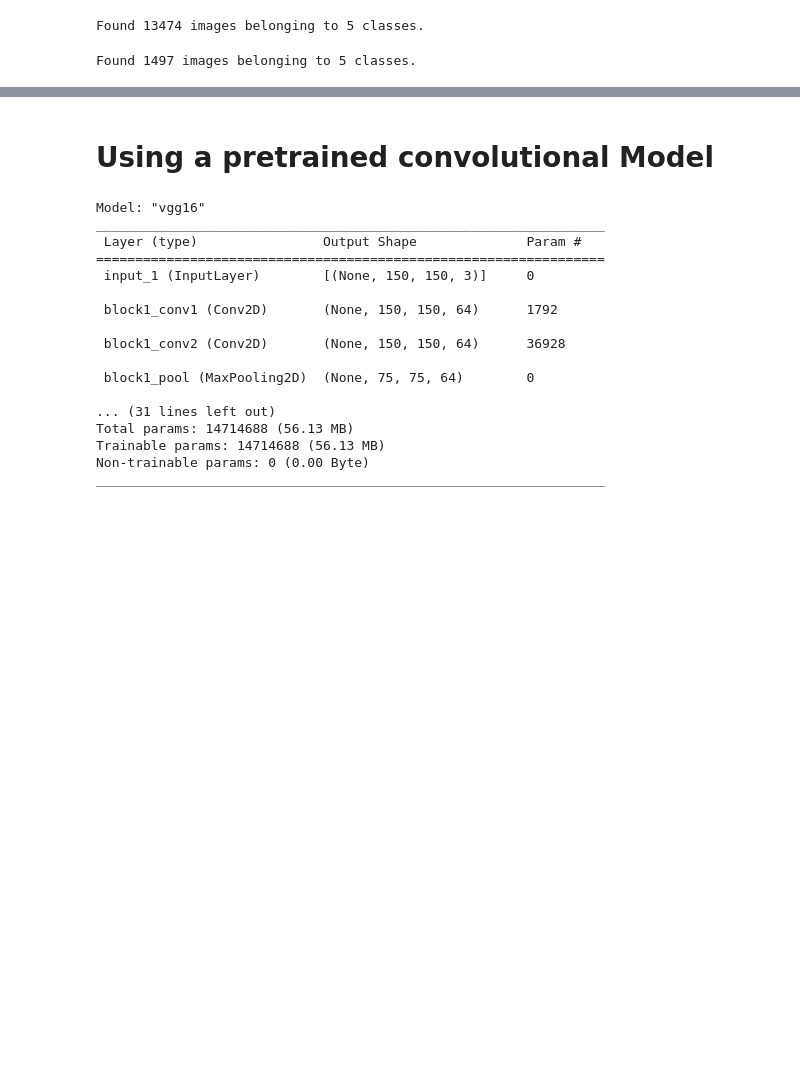
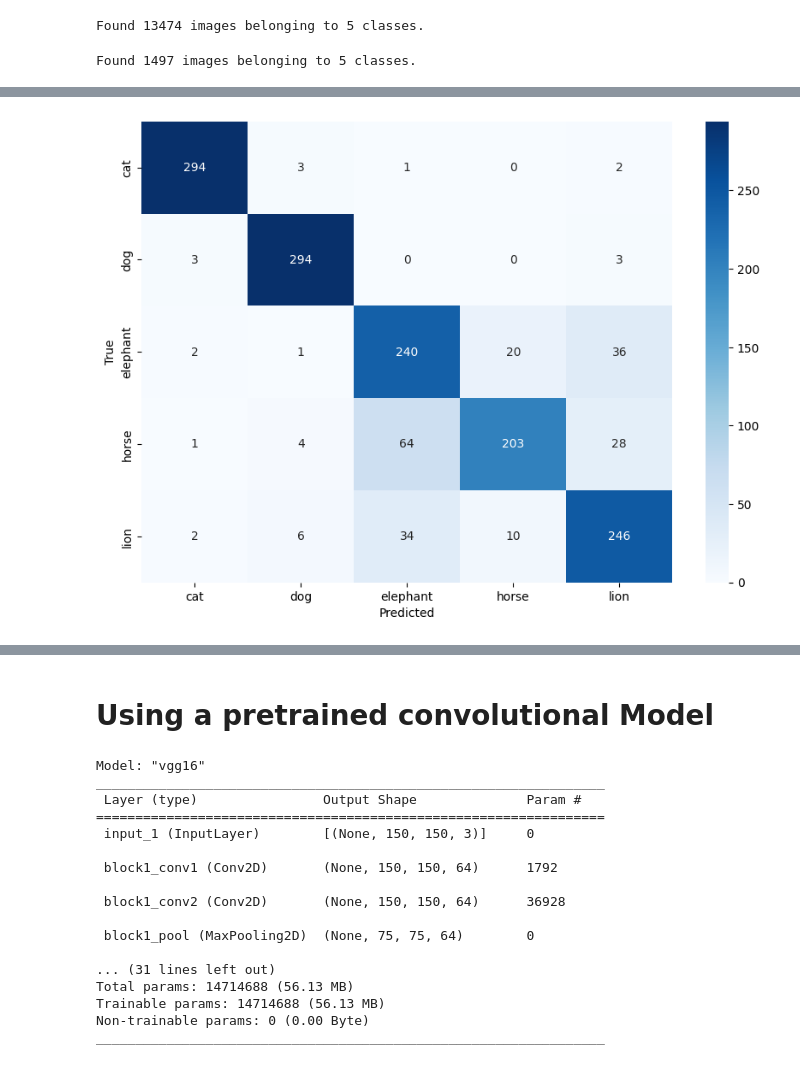
Before and after one commit to quantum-insights/DSM150_CNN, a Jupyter notebook: cnn.ipynb, the cells around one changed output, grey strips where cells are left out. Cells and saved outputs as stored; diff of their text form; code cells hidden in the pictures; blank space fills up the shorter version.

```diff
--- a/cnn.ipynb
+++ b/cnn.ipynb
@@ -489,0 +508,5 @@ plt.show()
+# %%
+import numpy
+# create confusion matrix
+predictions= model_da.predict(val_aug_generator, steps= val_aug_generator.samples / val_aug_generator.batch_size)
+predicted_classes= numpy.argmax(predictions, axis=1)
@@ -489,0 +515,18 @@ plt.show()
+# %%
+animal_true_labels= val_aug_generator.classes
+class_labels= list(val_aug_generator.class_indices.keys())
+# %%
+from sklearn.metrics import confusion_matrix
+conf_matrix= confusion_matrix(animal_true_labels, predicted_classes)
+# %%
+# If you need a textual display of the confusion matrix
+import seaborn as sns
+import matplotlib.pyplot as plt
+
+plt.figure(figsize=(10, 7))
+sns.heatmap(conf_matrix, annot=True, fmt='g', cmap='Blues', xticklabels=class_labels, yticklabels=class_labels)
+plt.xlabel('Predicted')
+plt.ylabel('True')
+plt.show()
+# %% [output]
+[figure, added]
```
Also changed, not shown: parts of 44 cells of this notebook.
